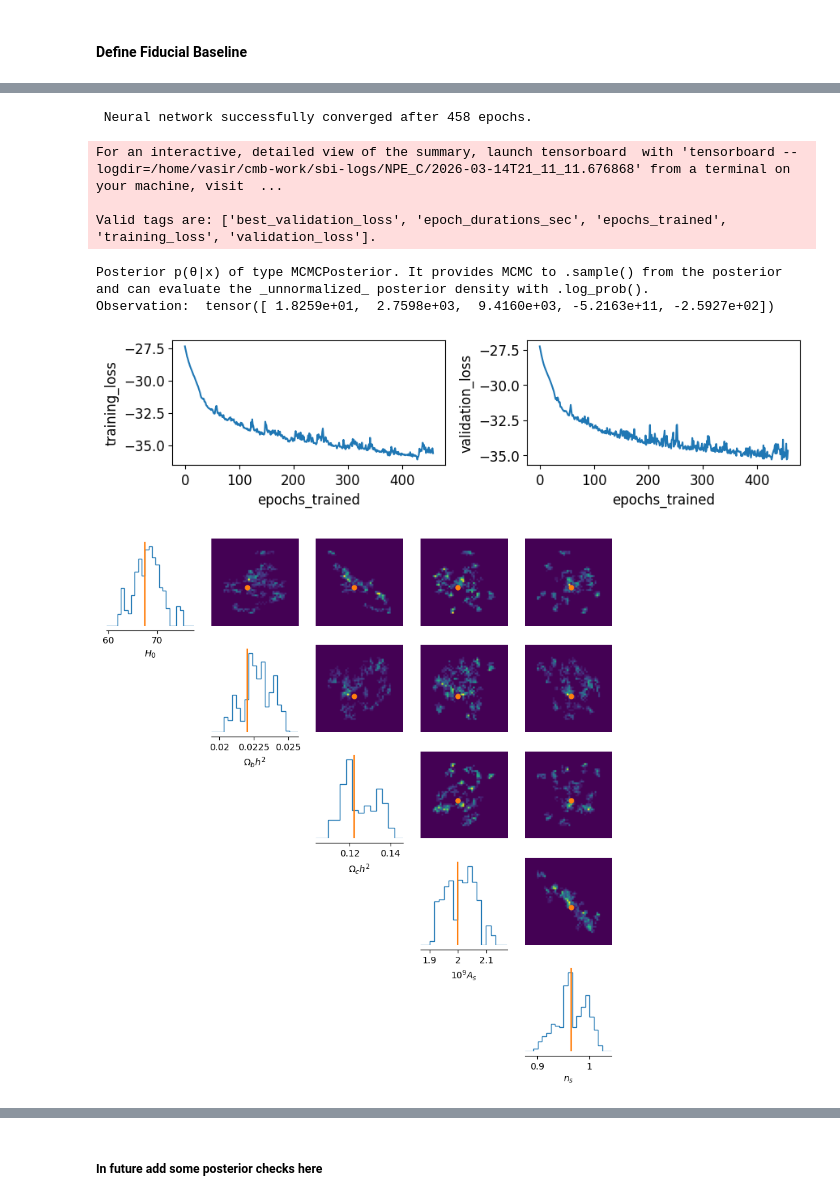
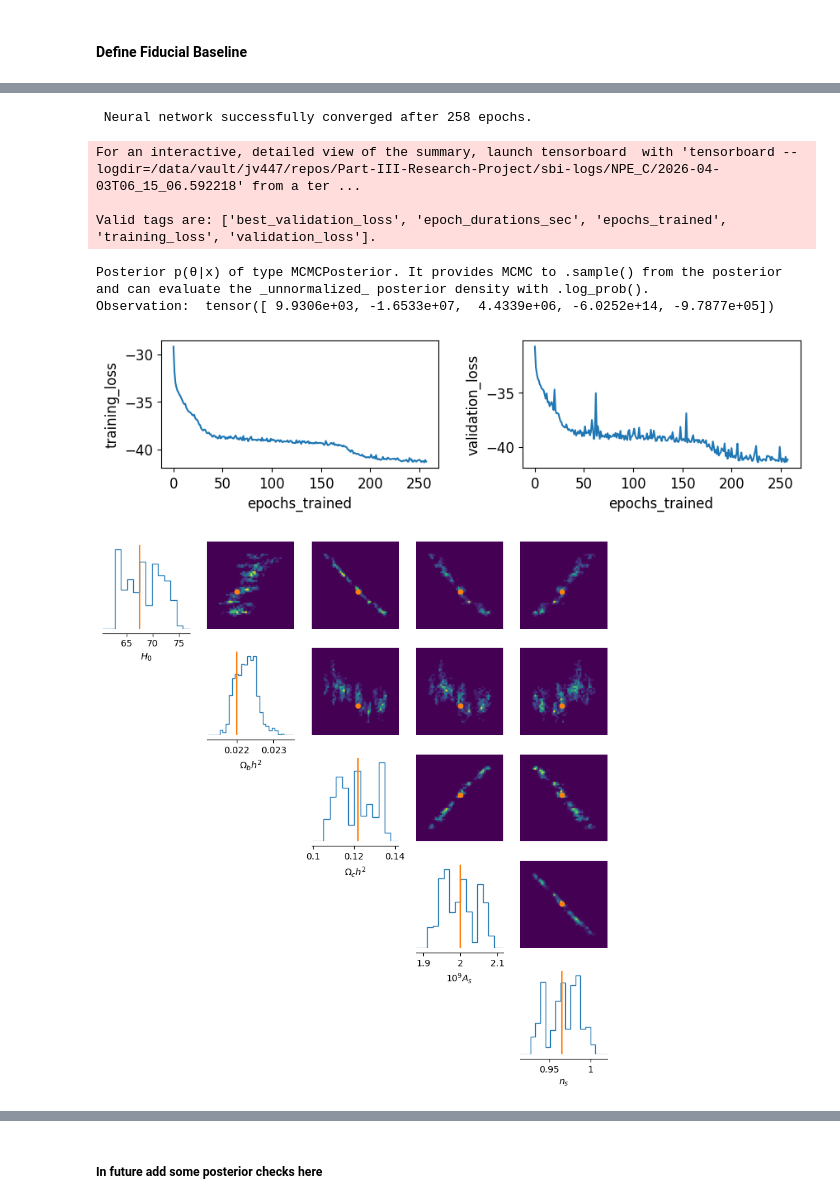
Before and after one commit to jayvasireddy/Part-III-Research-Project, a Jupyter notebook: CMB_Test_Beam_Miscalibration_Odd_Even_Split.ipynb, the cells around one changed output, grey strips where cells are left out. Saved outputs shown, nothing was run; the diff lists cells and outputs as text; code cells hidden in the pictures.

Commit message:
ran beamodd_even test

```diff
--- a/CMB_Test_Beam_Miscalibration_Odd_Even_Split.ipynb
+++ b/CMB_Test_Beam_Miscalibration_Odd_Even_Split.ipynb
@@ -190,7 +185,7 @@ def parallel_simulate(theta, seeds, compressor, nl_split, beam_fwhm=5.0, ell_mas
     while still being fully reproducible from a single seeds array.
     ell_mask is forwarded to blanket_simulator for the odd/even split.
     """
-    num_workers = 4
+    num_workers = 10
     x = Parallel(n_jobs=num_workers)(
         delayed(blanket_simulator)(
             theta_val.numpy(), compressor, nl_split,
@@ -330,7 +331,7 @@ fiducial, cov, derivs, my_compressor = getCompression(
 # FIX: kept as torch.tensor so true_val[None,:] works in pairplot
 theta_true = torch.tensor([67.5, 0.022, 0.122, 2e-9, 0.965])
 
-num_simulations = 10_000
+num_simulations = 25_000
 prior = define_uniform_prior()
 theta = generate_theta(prior, num_simulations)
 
@@ -345,27 +346,3 @@ unique_seeds = np.random.randint(0, 1_000_000, size=num_simulations)
 #   (2) the beam (beam_base vs beam_systematic) — this is the injected systematic
 TRUE_SEED_CMB   = 12345
 TRUE_SEED_NOISE = 99999
-
-# Data split 1 — even multipoles (ell = 0, 2, 4, ...), null beam
-x_obs_1 = torch.tensor(
-    blanket_simulator(theta_true.numpy(), my_compressor, nl_base,
-                      beam_fwhm=beam_base,
-                      seed_cmb=TRUE_SEED_CMB, seed_noise=TRUE_SEED_NOISE,
-                      ell_mask=mask_even),
-    dtype=torch.float32
-)
-x_train_1 = parallel_simulate(theta, unique_seeds, my_compressor, nl_base,
-                               beam_fwhm=beam_base, ell_mask=mask_even)
-
-# Data split 2 — odd multipoles (ell = 1, 3, 5, ...), beam systematic applied
-# Same seed_cmb and seed_noise as split 1: identical sky and noise realisation,
-# so the only differences are the ell mask and the beam.
-x_obs_2 = torch.tensor(
-    blanket_simulator(theta_true.numpy(), my_compressor, nl_base,
-                      beam_fwhm=beam_systematic,
-                      seed_cmb=TRUE_SEED_CMB, seed_noise=TRUE_SEED_NOISE,
-                      ell_mask=mask_odd),
-    dtype=torch.float32
-)
-x_train_2 = parallel_simulate(theta, unique_seeds, my_compressor, nl_base,
-                               beam_fwhm=beam_systematic, ell_mask=mask_odd)
@@ -380,15 +383,15 @@ plot_checker(x_train_2, x_obs_2)
 # %%
 samples1, posterior1_mcmc, posterior1_direct, inference1 = train_net_generate_samples(
-    x_train_1, theta, x_obs_1, prior, verbose=True, max_epoch=1000, true_val=theta_true
+    x_train_1, theta, x_obs_1, prior, verbose=True, max_epoch=10000, true_val=theta_true
 )
 # %% [output]
- Neural network successfully converged after 458 epochs.
+ Neural network successfully converged after 258 epochs.
-For an interactive, detailed view of the summary, launch tensorboard  with 'tensorboard --logdir=/home/vasir/cmb-work/sbi-logs/NPE_C/2026-03-14T21_11_11.676868' from a terminal on your machine, visit  ...
+For an interactive, detailed view of the summary, launch tensorboard  with 'tensorboard --logdir=/data/vault/jv447/repos/Part-III-Research-Project/sbi-logs/NPE_C/2026-04-03T06_15_06.592218' from a ter ...
 
 Valid tags are: ['best_validation_loss', 'epoch_durations_sec', 'epochs_trained', 'training_loss', 'validation_loss'].
 Posterior p(θ|x) of type MCMCPosterior. It provides MCMC to .sample() from the posterior and can evaluate the _unnormalized_ posterior density with .log_prob().
-Observation:  tensor([ 1.8259e+01,  2.7598e+03,  9.4160e+03, -5.2163e+11, -2.5927e+02])
+Observation:  tensor([ 9.9306e+03, -1.6533e+07,  4.4339e+06, -6.0252e+14, -9.7877e+05])
-[figure, old version]
+[figure, new version]
-[figure, old version]
+[figure, new version]
 # %%
 samples2, posterior2_mcmc, posterior2_direct, inference2 = train_net_generate_samples(
```
Also changed, not shown: parts of 16 cells of this notebook, 2 other files.
